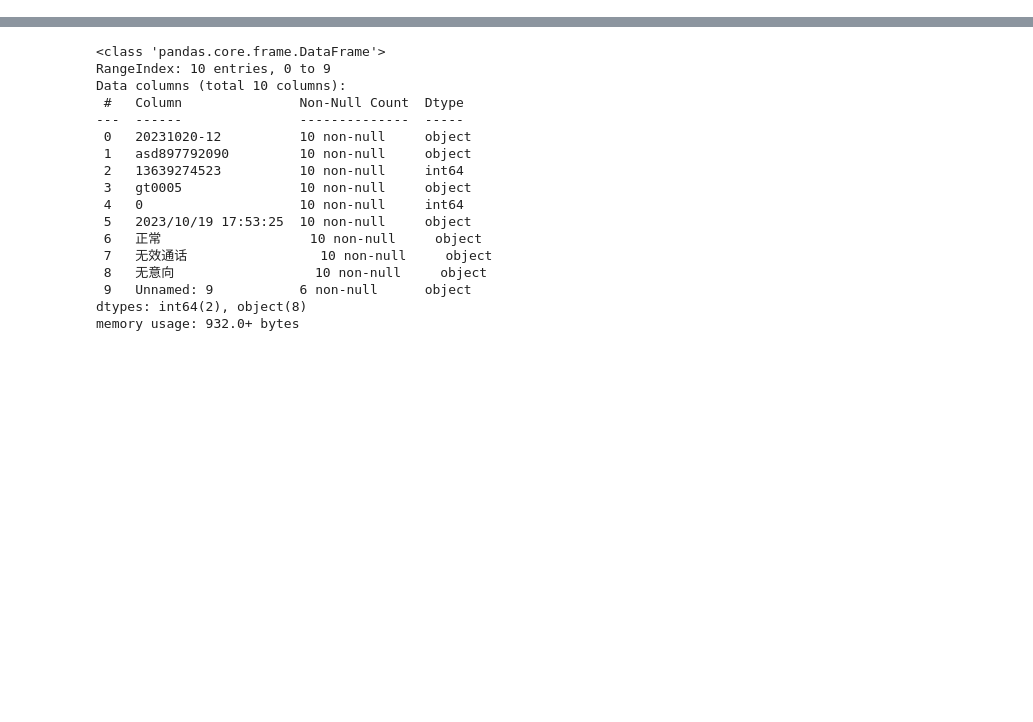
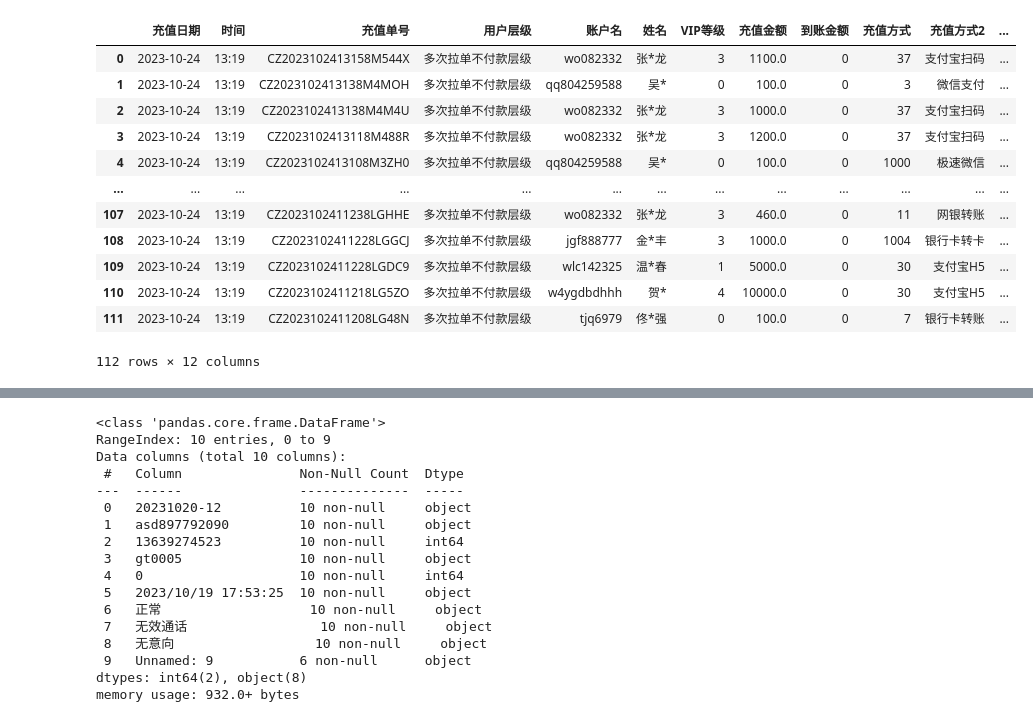
Before and after one commit to Marquis0065/project202308285, a Jupyter notebook: 日报/test_1.ipynb, the cells around one changed output, grey strips where cells are left out. Saved outputs shown, nothing was run; the diff lists cells and outputs as text; code cells hidden in the pictures; blank space fills up the shorter version.

```diff
--- a/日报/test_1.ipynb
+++ b/日报/test_1.ipynb
@@ -0,0 +21,5 @@
+# %%
+df_youxi = youxi.copy()
+for i in ['体育','真人','电竞','电子','捕鱼','棋牌','彩票','斗鸡']:#新增列 大类
+    df_youxi.loc[df_youxi['游戏平台'].str.contains(i),'大类']=i
+df_youxi.head()
@@ -0,0 +100,9 @@
+# %%
+paymentID = '1,2,3,4,5,6,7,8,9,10,11,24,25,27,28,29,30,31,32,33,34,35,36,37,38,39,40,41,1000,1001,1002,1003,1004,1005,1006,1007,1008,1009,1010,1011,1012,2000,2001,2002,2003,2004,2005,2006,3000,3001,4000,4001,4002,4003,4004,8000,8001,8002,10000,10001'.split(',')
+len(paymentID)
+chongchi = pd.read_excel(r'C:\Users\User\Desktop\充值拉单监控群分类大项2.xlsx','Sheet2')
+# %%
+dic_chongchi = {}
+for i ,j in zip(paymentID,chongchi['充值方式'].tolist()):
+    dic_chongchi[i]=j
+dic_chongchi
@@ -0,0 +265,5 @@
+# %%
+df3=df2.copy()
+df3['充值方式2']= df3['充值方式'].astype(str).map(dic_chongchi)
+# df3['充值方式3']= df3['充值方式2'].map(dic_chongchi)
+df3.head()
@@ -0,0 +277,20 @@
+# %%
+for i in df3['充值方式2']:
+    for k in dic_chartype:
+        if i in dic_chartype[k]:
+            df3.loc[df3['充值方式2']==i,'充值方式3']=k
+df3
+# %% [output]
+|  | 充值日期 | 时间 | 充值单号 | 用户层级 | 账户名 | 姓名 | VIP等级 | 充值金额 | 到账金额 | 充值方式 | 充值方式2 | ... |
+| 0 | 2023-10-24 | 13:19 | CZ2023102413158M544X | 多次拉单不付款层级 | wo082332 | 张*龙 | 3 | 1100.0 | 0 | 37 | 支付宝扫码 | ... |
+| 1 | 2023-10-24 | 13:19 | CZ2023102413138M4MOH | 多次拉单不付款层级 | qq804259588 | 吴* | 0 | 100.0 | 0 | 3 | 微信支付 | ... |
+| 2 | 2023-10-24 | 13:19 | CZ2023102413138M4M4U | 多次拉单不付款层级 | wo082332 | 张*龙 | 3 | 1000.0 | 0 | 37 | 支付宝扫码 | ... |
+| 3 | 2023-10-24 | 13:19 | CZ2023102413118M488R | 多次拉单不付款层级 | wo082332 | 张*龙 | 3 | 1200.0 | 0 | 37 | 支付宝扫码 | ... |
+| 4 | 2023-10-24 | 13:19 | CZ2023102413108M3ZH0 | 多次拉单不付款层级 | qq804259588 | 吴* | 0 | 100.0 | 0 | 1000 | 极速微信 | ... |
+| ... | ... | ... | ... | ... | ... | ... | ... | ... | ... | ... | ... | ... |
+| 107 | 2023-10-24 | 13:19 | CZ2023102411238LGHHE | 多次拉单不付款层级 | wo082332 | 张*龙 | 3 | 460.0 | 0 | 11 | 网银转账 | ... |
+| 108 | 2023-10-24 | 13:19 | CZ2023102411228LGGCJ | 多次拉单不付款层级 | jgf888777 | 金*丰 | 3 | 1000.0 | 0 | 1004 | 银行卡转卡 | ... |
+| 109 | 2023-10-24 | 13:19 | CZ2023102411228LGDC9 | 多次拉单不付款层级 | wlc142325 | 温*春 | 1 | 5000.0 | 0 | 30 | 支付宝H5 | ... |
+| 110 | 2023-10-24 | 13:19 | CZ2023102411218LG5ZO | 多次拉单不付款层级 | w4ygdbdhhh | 贺* | 4 | 10000.0 | 0 | 30 | 支付宝H5 | ... |
+| 111 | 2023-10-24 | 13:19 | CZ2023102411208LG48N | 多次拉单不付款层级 | tjq6979 | 佟*强 | 0 | 100.0 | 0 | 7 | 银行卡转账 | ... |
+112 rows × 12 columns
```
Also changed, not shown: parts of 32 cells of this notebook, 11 other files.
